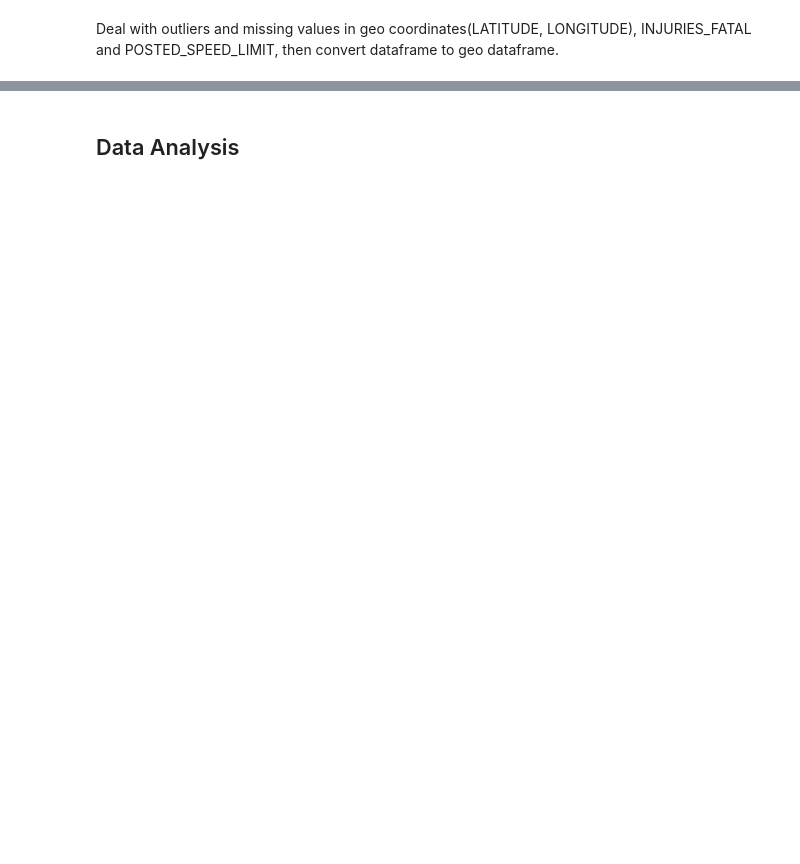
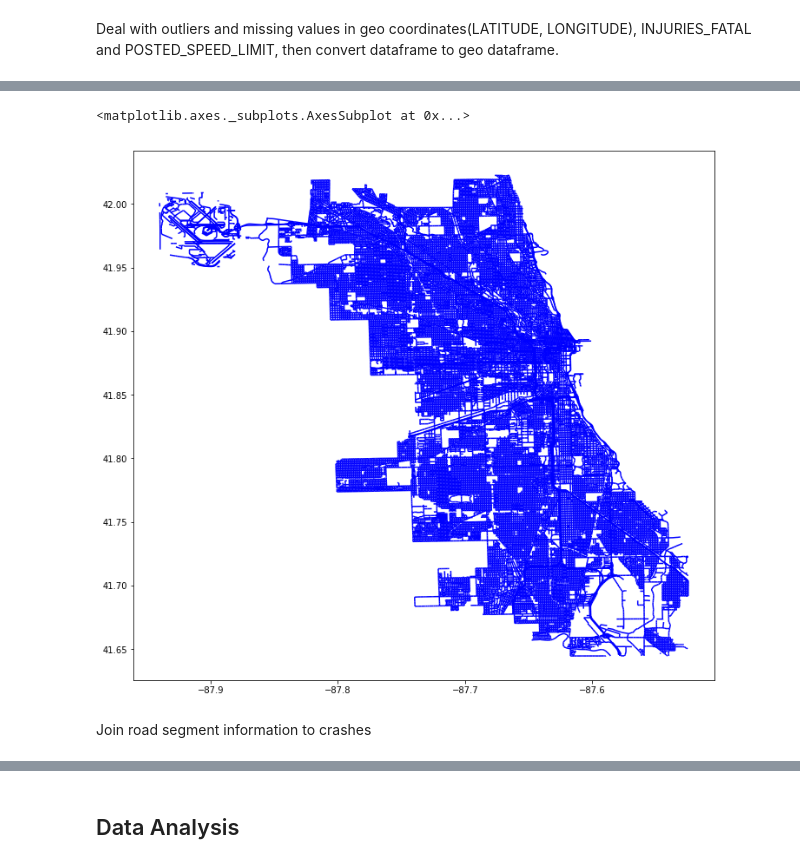
Before and after one commit to WizardYoung/Prediction-of-Traffic-Crash-Risk, a Jupyter notebook: Chicago_Traffic_Crashes.ipynb, the cells around one changed output, grey strips where cells are left out. Drawn from its saved outputs; the diff is of its cells as text; code cells hidden in the pictures; blank space fills up the shorter version.

```diff
--- a/Chicago_Traffic_Crashes.ipynb
+++ b/Chicago_Traffic_Crashes.ipynb
@@ -101,0 +152,9 @@ crash.shape
+# %%
+road_raw = client.get("pr57-gg9e", limit=max_rows)
+
+road_raw = pd.DataFrame(road_raw)
+road_raw['the_geom'] = road_raw['the_geom'].apply(shape)
+
+crs = {'init': 'epsg:4326'} #Coordinate Reference Systems (crs): WGS84 Latitude/Longitude
+road_raw = gpd.GeoDataFrame(road_raw, geometry='the_geom', crs=crs)
+road_raw.shape
@@ -101,0 +185,5 @@ crash.shape
+# %%
+road_raw.plot(markersize=0.01, edgecolor='blue',figsize=(12,12))
+# %% [output]
+<matplotlib.axes._subplots.AxesSubplot at 0x...>
+[figure, added]
@@ -101,0 +204,2 @@ crash.shape
+# %% [markdown]
+Join road segment information to crashes
```
Also changed, not shown: parts of 38 cells of this notebook.
